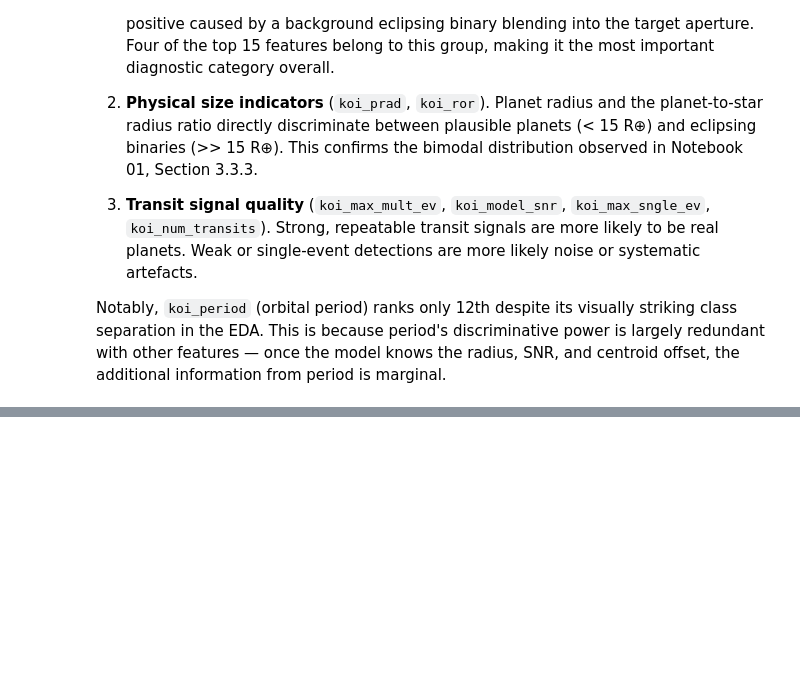
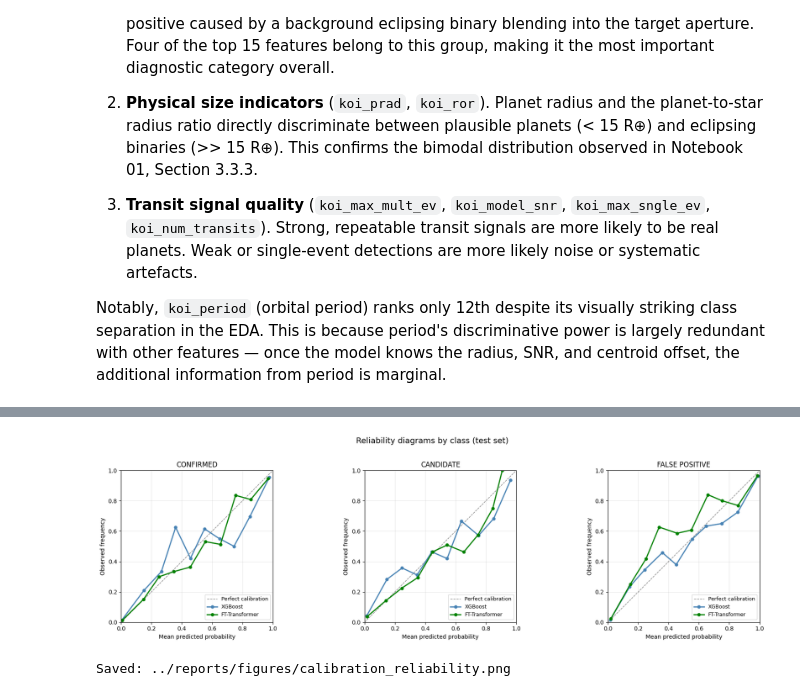
Before and after one commit to AhmedInv40/kepler-exoplanet-dl, a Jupyter notebook: notebooks/04_final_report.ipynb, the cells around one changed output, grey strips where cells are left out. Saved outputs shown, nothing was run; the diff lists cells and outputs as text; code cells hidden in the pictures; blank space fills up the shorter version.

Commit message:
calibration analysis and expected calibration error

```diff
--- a/notebooks/04_final_report.ipynb
+++ b/notebooks/04_final_report.ipynb
@@ -475,0 +480,39 @@ Notably, `koi_period` (orbital period) ranks only 12th despite its visually stri
+# %%
+fig, axes = plt.subplots(1, 3, figsize=(18, 5))
+
+models_to_calibrate = {
+    "XGBoost": {"probs": xgb_test["probabilities"], "targets": y_test.values},
+    "FT-Transformer": {"probs": ft_test["probabilities"], "targets": ft_test["targets"]},
+}
+
+for class_idx, (ax, class_name) in enumerate(zip(axes, class_order)):
+    ax.plot([0, 1], [0, 1], "k--", linewidth=1, alpha=0.5, label="Perfect calibration")
+
+    for model_name, data in models_to_calibrate.items():
+        # Binary: is this class vs. not this class
+        y_binary = (data["targets"] == class_idx).astype(int)
+        prob_class = data["probs"][:, class_idx]
+
+        prob_true, prob_pred = calibration_curve(y_binary, prob_class, n_bins=10, strategy="uniform")
+
+        color = "steelblue" if model_name == "XGBoost" else "green"
+        ax.plot(prob_pred, prob_true, "o-", color=color, linewidth=2, markersize=5, label=model_name)
+
+    ax.set_xlabel("Mean predicted probability")
+    ax.set_ylabel("Observed frequency")
+    ax.set_title(f"{class_name}")
+    ax.legend(loc="lower right", fontsize=9)
+    ax.set_xlim(0, 1)
+    ax.set_ylim(0, 1)
+    ax.set_aspect("equal")
+    ax.grid(alpha=0.3)
+
+plt.suptitle("Reliability diagrams by class (test set)", fontsize=14, y=1.02)
+plt.tight_layout()
+plt.savefig(FIGURES_PATH / "calibration_reliability.png", dpi=150, bbox_inches="tight")
+plt.show()
+
+print(f"Saved: {FIGURES_PATH / 'calibration_reliability.png'}")
+# %% [output]
+[figure, added]
+Saved: ../reports/figures/calibration_reliability.png
```
Also changed, not shown: parts of 3 cells of this notebook.
